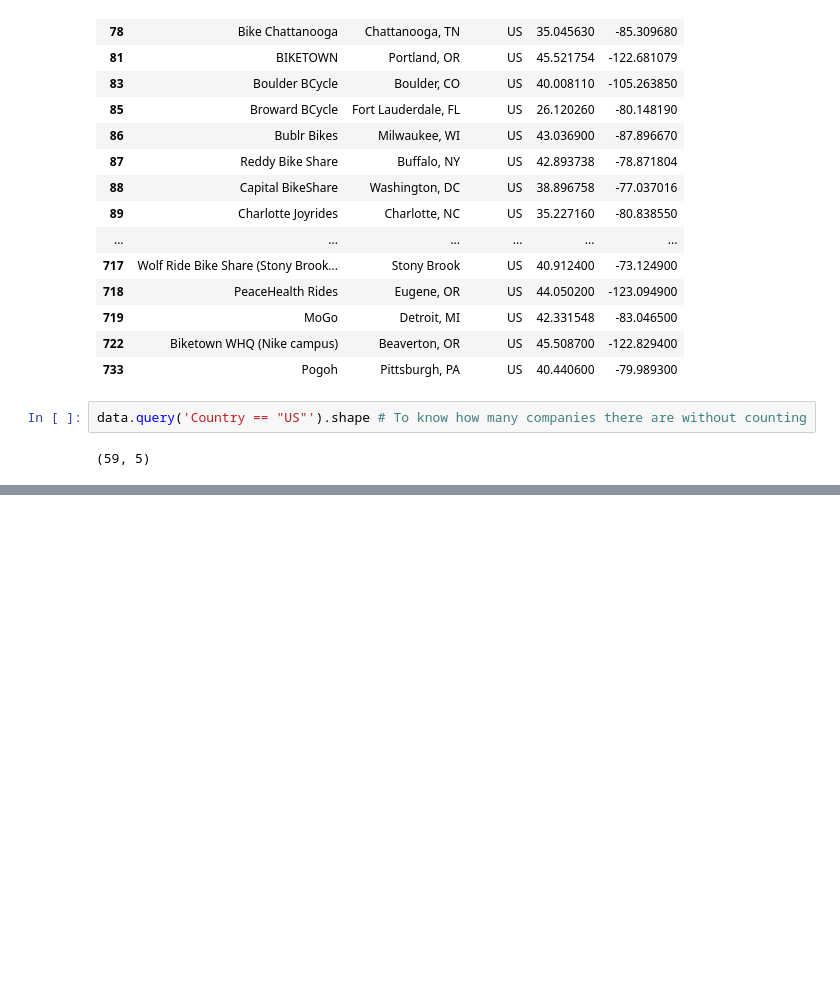
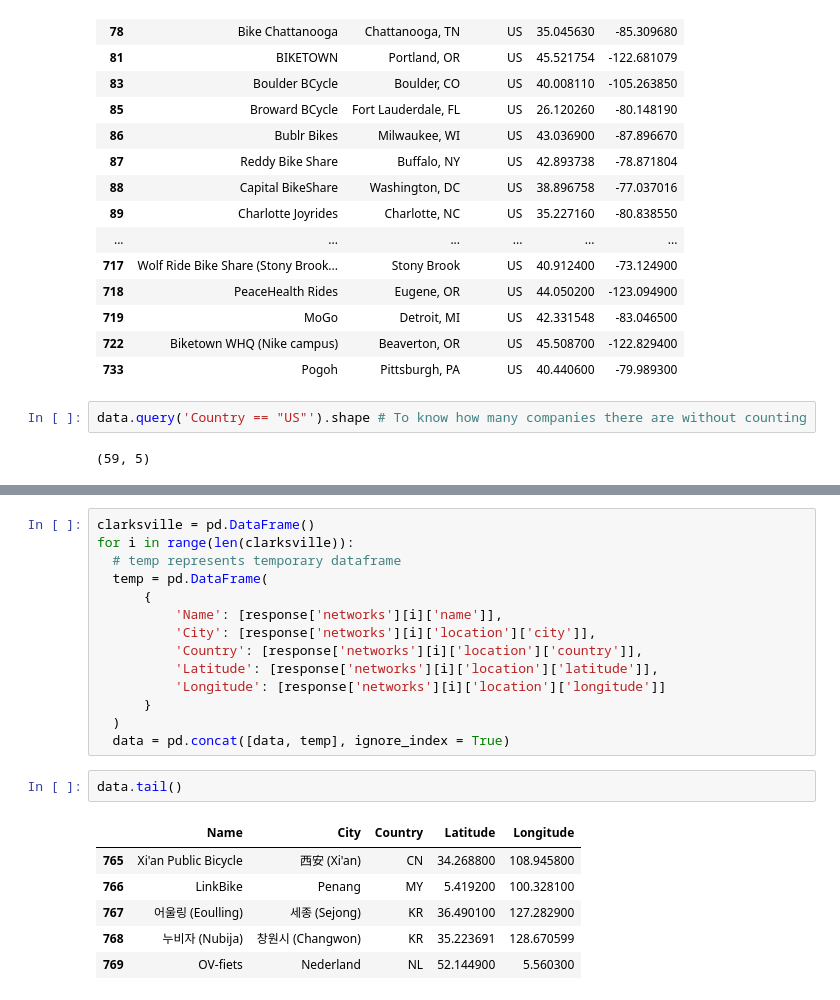
Before and after one commit to Philomathea/OPEN-WEATHER-DATA, a Jupyter notebook: Citybikes.ipynb, the cells around one changed output, grey strips where cells are left out. Drawn from its saved outputs; the diff is of its cells as text; blank space fills up the shorter version.

```diff
--- a/Citybikes.ipynb
+++ b/Citybikes.ipynb
@@ -131,0 +232,23 @@ city_url = "http://api.citybik.es/v2/networks/"
+# %%
+clarksville = pd.DataFrame()
+for i in range(len(clarksville)):
+  # temp represents temporary dataframe
+  temp = pd.DataFrame(
+      {
+          'Name': [response['networks'][i]['name']],
+          'City': [response['networks'][i]['location']['city']],
+          'Country': [response['networks'][i]['location']['country']],
+          'Latitude': [response['networks'][i]['location']['latitude']],
+          'Longitude': [response['networks'][i]['location']['longitude']]
+      }
+  )
+  data = pd.concat([data, temp], ignore_index = True)
+# %%
+data.tail()
+# %% [output]
+|  | Name | City | Country | Latitude | Longitude |
+| 765 | Xi'an Public Bicycle | 西安 (Xi'an) | CN | 34.268800 | 108.945800 |
+| 766 | LinkBike | Penang | MY | 5.419200 | 100.328100 |
+| 767 | 어울링 (Eoulling) | 세종 (Sejong) | KR | 36.490100 | 127.282900 |
+| 768 | 누비자 (Nubija) | 창원시 (Changwon) | KR | 35.223691 | 128.670599 |
+| 769 | OV-fiets | Nederland | NL | 52.144900 | 5.560300 |
```
Also changed, not shown: parts of 12 cells of this notebook.
